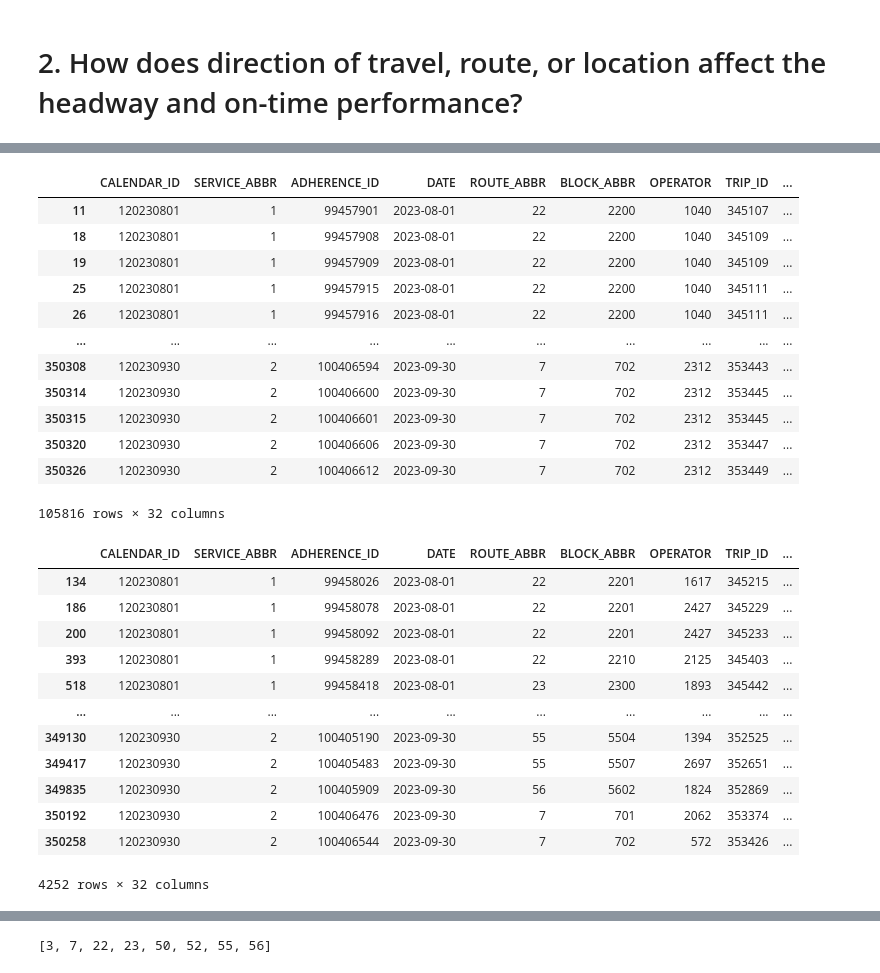
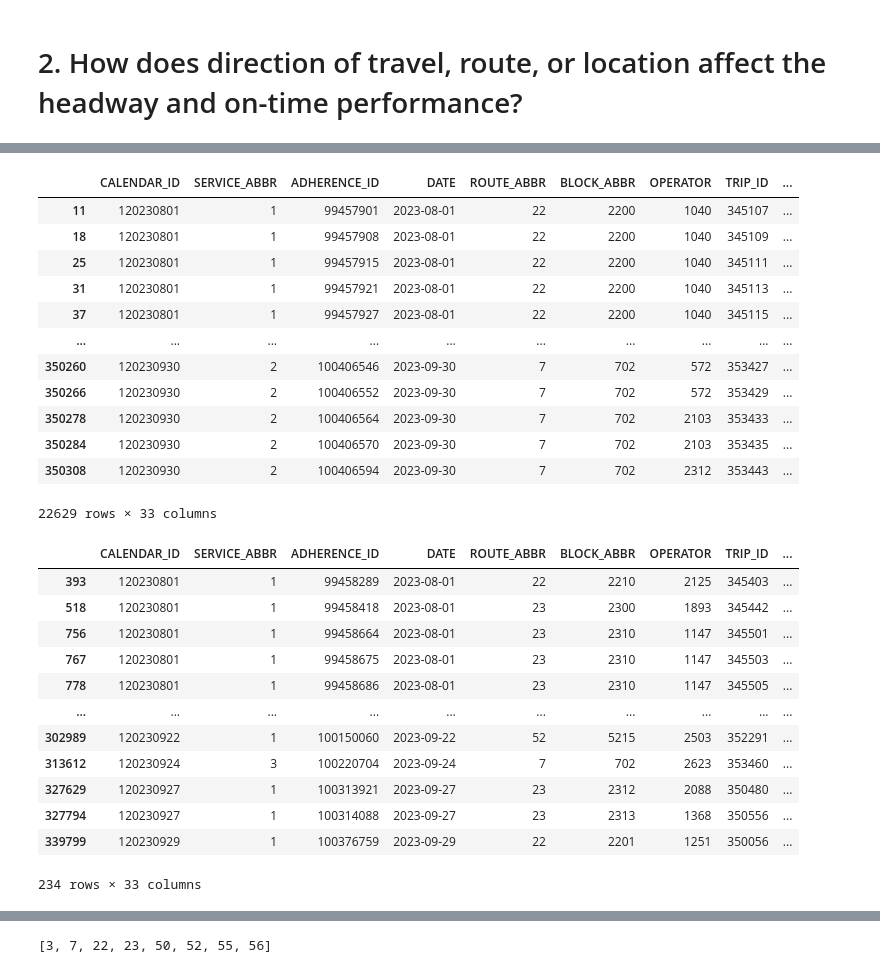
Before and after one commit to NSS-Data-Analytics-Cohort-11/wego-the-brotherhood-of-steel, a Jupyter notebook: notebooks/WeGo Project.ipynb, the cells around one changed output, grey strips where cells are left out. Cells and saved outputs as stored; diff of their text form; code cells hidden in the pictures.

```diff
--- a/notebooks/WeGo Project.ipynb
+++ b/notebooks/WeGo Project.ipynb
@@ -96,3 +100,6 @@ wego
 | 350327 | 120230930 | 2 | 100406613 | 2023-09-30 | 7 | 702 | 2312 | 353449 | ... |
 | 350328 | 120230930 | 2 | 100406614 | 2023-09-30 | 7 | 702 | 2312 | 353449 | ... |
 350329 rows × 32 columns
+# %%
+wego_trimmed = wego.dropna()
+wego_trimmed
@@ -98,0 +120,2 @@ wego
+# %%
+wego_trimmed['HDWY_DEVIATION_PERC'] = wego_trimmed['ACTUAL_HDWY'] / wego_trimmed['SCHEDULED_HDWY'] * 100
@@ -127,3 +165,3 @@ wego[['DATE', 'CALENDAR_ID', 'TRIP_ID', 'ROUTE_ABBR', 'TIME_POINT_ABBR', 'TRIP_E
 # %%
-wego_trimmed = wego[(wego['ADHERENCE'] > -60) & (wego['ADHERENCE'] < 60)]
+wego_trimmed_60_up_down = wego_trimmed[(wego_trimmed['ADHERENCE'] > -60) & (wego_trimmed['ADHERENCE'] < 60)]
 # %%
@@ -335,48 +359,48 @@ filter_nulls_actual_hdwy.describe()
 # %%
-on_time_from_downtown_buses = filter_nulls_actual_hdwy[
+on_time_from_downtown_buses = wego_trimmed[
 
-                                                (filter_nulls_actual_hdwy['ADHERENCE'] < 1) &    # this meets the
-                                                (filter_nulls_actual_hdwy['ADHERENCE'] > -6) &   # on-time standards
-                                                (filter_nulls_actual_hdwy['ROUTE_DIRECTION_NAME'] == 'FROM DOWNTOWN')
+                                                (wego_trimmed['ADHERENCE'] < 1) &    # this meets the
+                                                (wego_trimmed['ADHERENCE'] > -6) &   # on-time standards
+                                                (wego_trimmed['ROUTE_DIRECTION_NAME'] == 'FROM DOWNTOWN')
 
                                               ]
 on_time_from_downtown_buses
 # %% [output]
 |  | CALENDAR_ID | SERVICE_ABBR | ADHERENCE_ID | DATE | ROUTE_ABBR | BLOCK_ABBR | OPERATOR | TRIP_ID | ... |
 | 11 | 120230801 | 1 | 99457901 | 2023-08-01 | 22 | 2200 | 1040 | 345107 | ... |
 | 18 | 120230801 | 1 | 99457908 | 2023-08-01 | 22 | 2200 | 1040 | 345109 | ... |
-| 19 | 120230801 | 1 | 99457909 | 2023-08-01 | 22 | 2200 | 1040 | 345109 | ... |
 | 25 | 120230801 | 1 | 99457915 | 2023-08-01 | 22 | 2200 | 1040 | 345111 | ... |
-| 26 | 120230801 | 1 | 99457916 | 2023-08-01 | 22 | 2200 | 1040 | 345111 | ... |
+| 31 | 120230801 | 1 | 99457921 | 2023-08-01 | 22 | 2200 | 1040 | 345113 | ... |
+| 37 | 120230801 | 1 | 99457927 | 2023-08-01 | 22 | 2200 | 1040 | 345115 | ... |
 | ... | ... | ... | ... | ... | ... | ... | ... | ... | ... |
+| 350260 | 120230930 | 2 | 100406546 | 2023-09-30 | 7 | 702 | 572 | 353427 | ... |
+| 350266 | 120230930 | 2 | 100406552 | 2023-09-30 | 7 | 702 | 572 | 353429 | ... |
+| 350278 | 120230930 | 2 | 100406564 | 2023-09-30 | 7 | 702 | 2103 | 353433 | ... |
+| 350284 | 120230930 | 2 | 100406570 | 2023-09-30 | 7 | 702 | 2103 | 353435 | ... |
 | 350308 | 120230930 | 2 | 100406594 | 2023-09-30 | 7 | 702 | 2312 | 353443 | ... |
-| 350314 | 120230930 | 2 | 100406600 | 2023-09-30 | 7 | 702 | 2312 | 353445 | ... |
-| 350315 | 120230930 | 2 | 100406601 | 2023-09-30 | 7 | 702 | 2312 | 353445 | ... |
-| 350320 | 120230930 | 2 | 100406606 | 2023-09-30 | 7 | 702 | 2312 | 353447 | ... |
-| 350326 | 120230930 | 2 | 100406612 | 2023-09-30 | 7 | 702 | 2312 | 353449 | ... |
-105816 rows × 32 columns
+22629 rows × 33 columns
 # %%
-on_time_to_downtown_buses = filter_nulls_actual_hdwy[
+on_time_to_downtown_buses = wego_trimmed[
 
-                                                (filter_nulls_actual_hdwy['ADJUSTED_EARLY_COUNT'] == 1) &
-                                                (filter_nulls_actual_hdwy['ROUTE_DIRECTION_NAME'] == 'TO DOWNTOWN')
+                                                (wego_trimmed['ADJUSTED_EARLY_COUNT'] == 1) &
+                                                (wego_trimmed['ROUTE_DIRECTION_NAME'] == 'TO DOWNTOWN')
 
                                               ]
 on_time_to_downtown_buses
 # %% [output]
 |  | CALENDAR_ID | SERVICE_ABBR | ADHERENCE_ID | DATE | ROUTE_ABBR | BLOCK_ABBR | OPERATOR | TRIP_ID | ... |
-| 134 | 120230801 | 1 | 99458026 | 2023-08-01 | 22 | 2201 | 1617 | 345215 | ... |
-| 186 | 120230801 | 1 | 99458078 | 2023-08-01 | 22 | 2201 | 2427 | 345229 | ... |
-| 200 | 120230801 | 1 | 99458092 | 2023-08-01 | 22 | 2201 | 2427 | 345233 | ... |
 | 393 | 120230801 | 1 | 99458289 | 2023-08-01 | 22 | 2210 | 2125 | 345403 | ... |
 | 518 | 120230801 | 1 | 99458418 | 2023-08-01 | 23 | 2300 | 1893 | 345442 | ... |
+| 756 | 120230801 | 1 | 99458664 | 2023-08-01 | 23 | 2310 | 1147 | 345501 | ... |
+| 767 | 120230801 | 1 | 99458675 | 2023-08-01 | 23 | 2310 | 1147 | 345503 | ... |
+| 778 | 120230801 | 1 | 99458686 | 2023-08-01 | 23 | 2310 | 1147 | 345505 | ... |
 | ... | ... | ... | ... | ... | ... | ... | ... | ... | ... |
-| 349130 | 120230930 | 2 | 100405190 | 2023-09-30 | 55 | 5504 | 1394 | 352525 | ... |
-| 349417 | 120230930 | 2 | 100405483 | 2023-09-30 | 55 | 5507 | 2697 | 352651 | ... |
-| 349835 | 120230930 | 2 | 100405909 | 2023-09-30 | 56 | 5602 | 1824 | 352869 | ... |
-| 350192 | 120230930 | 2 | 100406476 | 2023-09-30 | 7 | 701 | 2062 | 353374 | ... |
-| 350258 | 120230930 | 2 | 100406544 | 2023-09-30 | 7 | 702 | 572 | 353426 | ... |
+| 302989 | 120230922 | 1 | 100150060 | 2023-09-22 | 52 | 5215 | 2503 | 352291 | ... |
+| 313612 | 120230924 | 3 | 100220704 | 2023-09-24 | 7 | 702 | 2623 | 353460 | ... |
+| 327629 | 120230927 | 1 | 100313921 | 2023-09-27 | 23 | 2312 | 2088 | 350480 | ... |
+| 327794 | 120230927 | 1 | 100314088 | 2023-09-27 | 23 | 2313 | 1368 | 350556 | ... |
+| 339799 | 120230929 | 1 | 100376759 | 2023-09-29 | 22 | 2201 | 1251 | 350056 | ... |
-4252 rows × 32 columns
+234 rows × 33 columns
 # %%
 # how many buses were:
 # ... on time going to/from downtown
```
Also changed, not shown: parts of 78 cells of this notebook.
